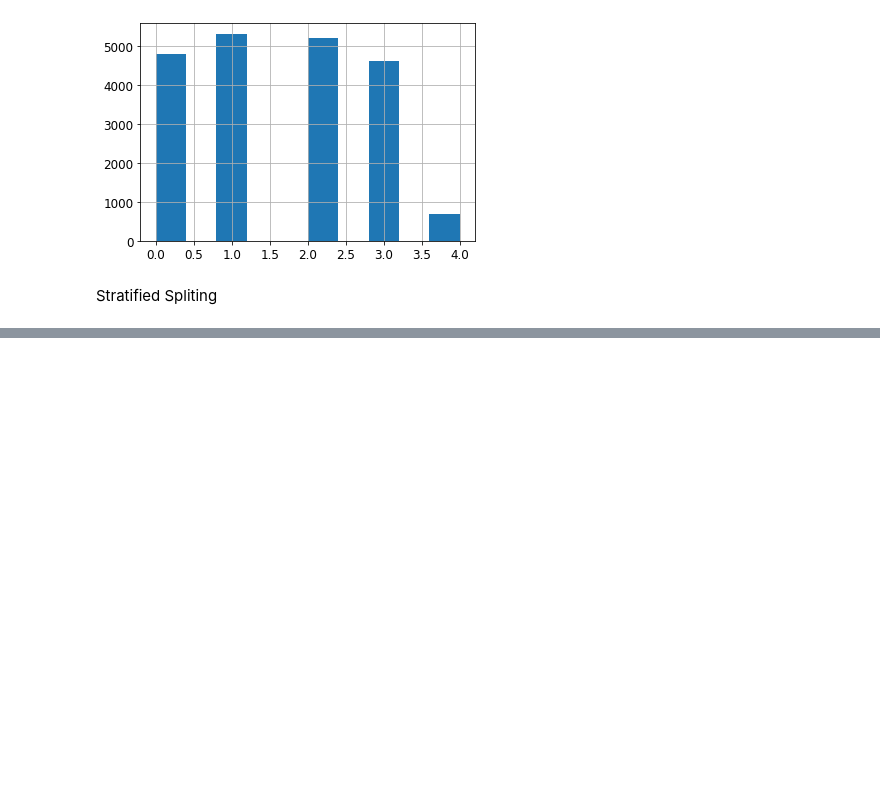
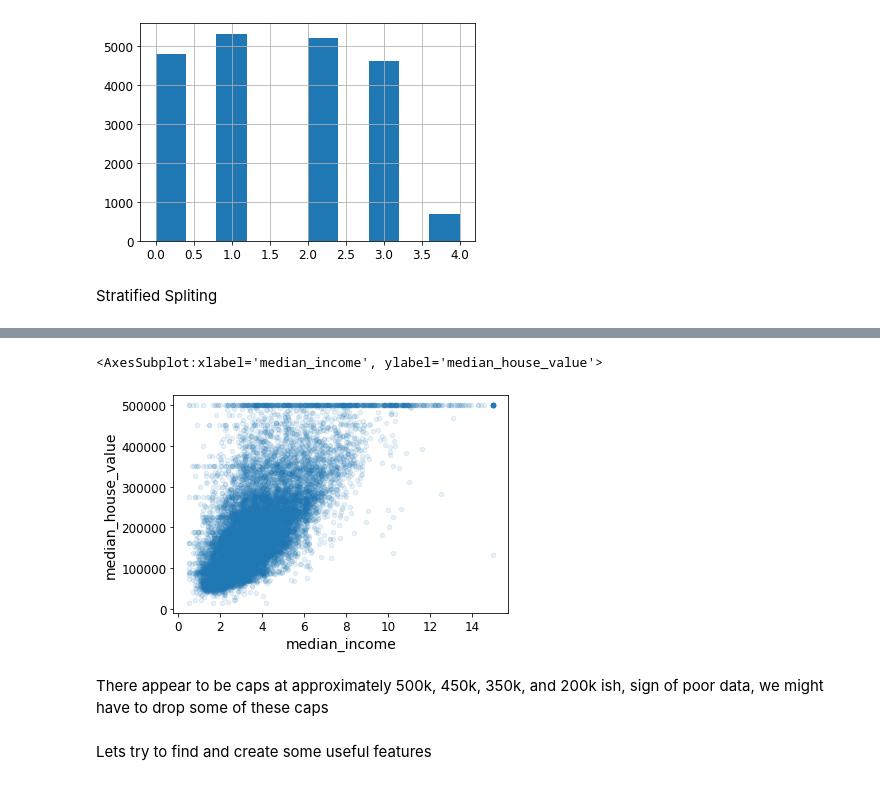
Before and after one commit to MaudDK/ML-Calfornia-Housing-Dataset-Geron, a Jupyter notebook: explore.ipynb, the cells around one changed output, grey strips where cells are left out. Drawn from its saved outputs; the diff is of its cells as text; code cells hidden in the pictures; blank space fills up the shorter version.

Commit message:
Built general idea of pipeline and found useful features

```diff
--- a/explore.ipynb
+++ b/explore.ipynb
@@ -206,0 +194,4 @@ train_set.head()
+# %%
+#We are going to leave the test set alone for now and make a copy of the new trainset
+housing = train_set.copy()
+housing.head(1)
@@ -206,0 +208,9 @@ train_set.head()
+# %%
+housing.plot(kind="scatter", x="median_income", y="median_house_value", alpha = 0.1)
+# %% [output]
+<AxesSubplot:xlabel='median_income', ylabel='median_house_value'>
+[figure, added]
+# %% [markdown]
+There appear to be caps at approximately 500k, 450k, 350k, and 200k ish, sign of poor data, we might have to drop some of these caps
+# %% [markdown]
+Lets try to find and create some useful features
```
Also changed, not shown: parts of 16 cells of this notebook, 3 other files.
